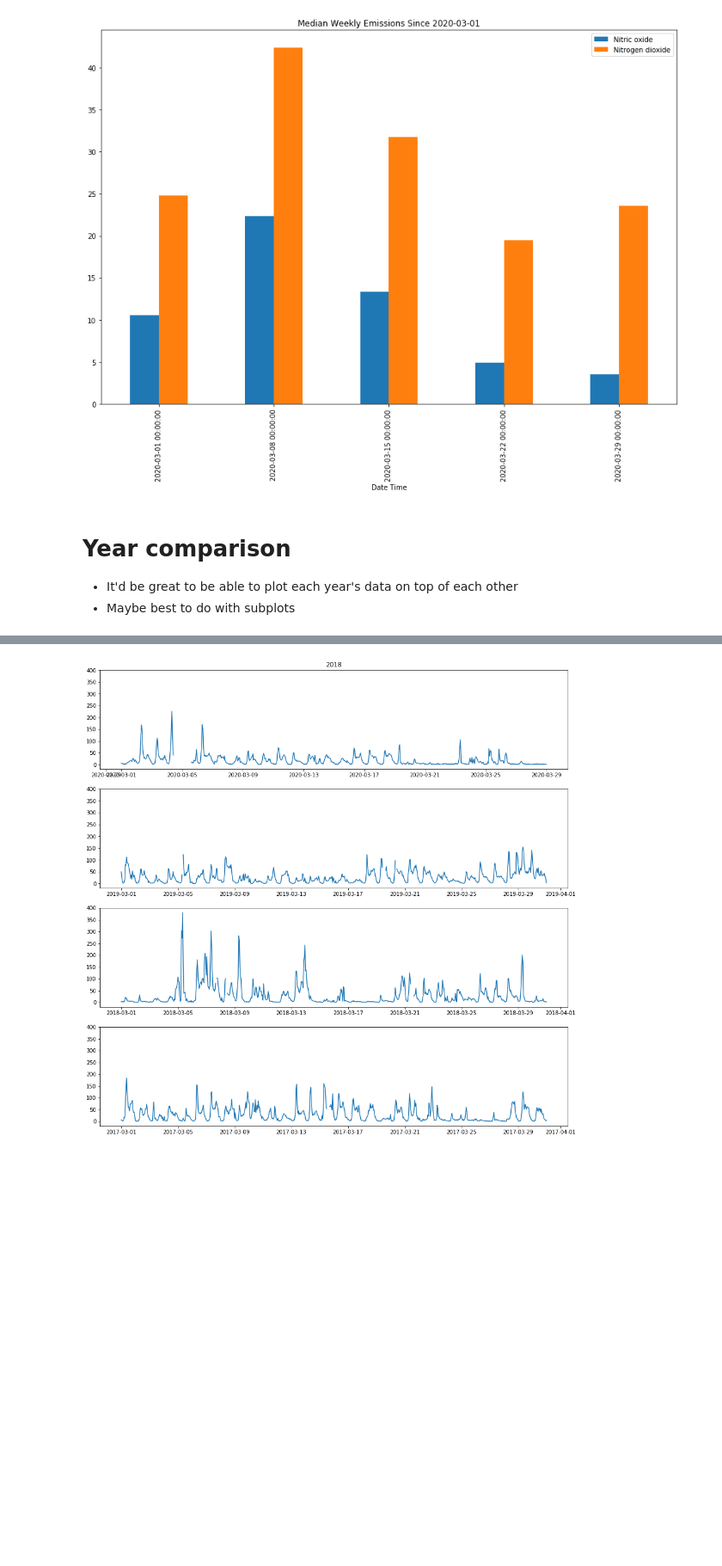
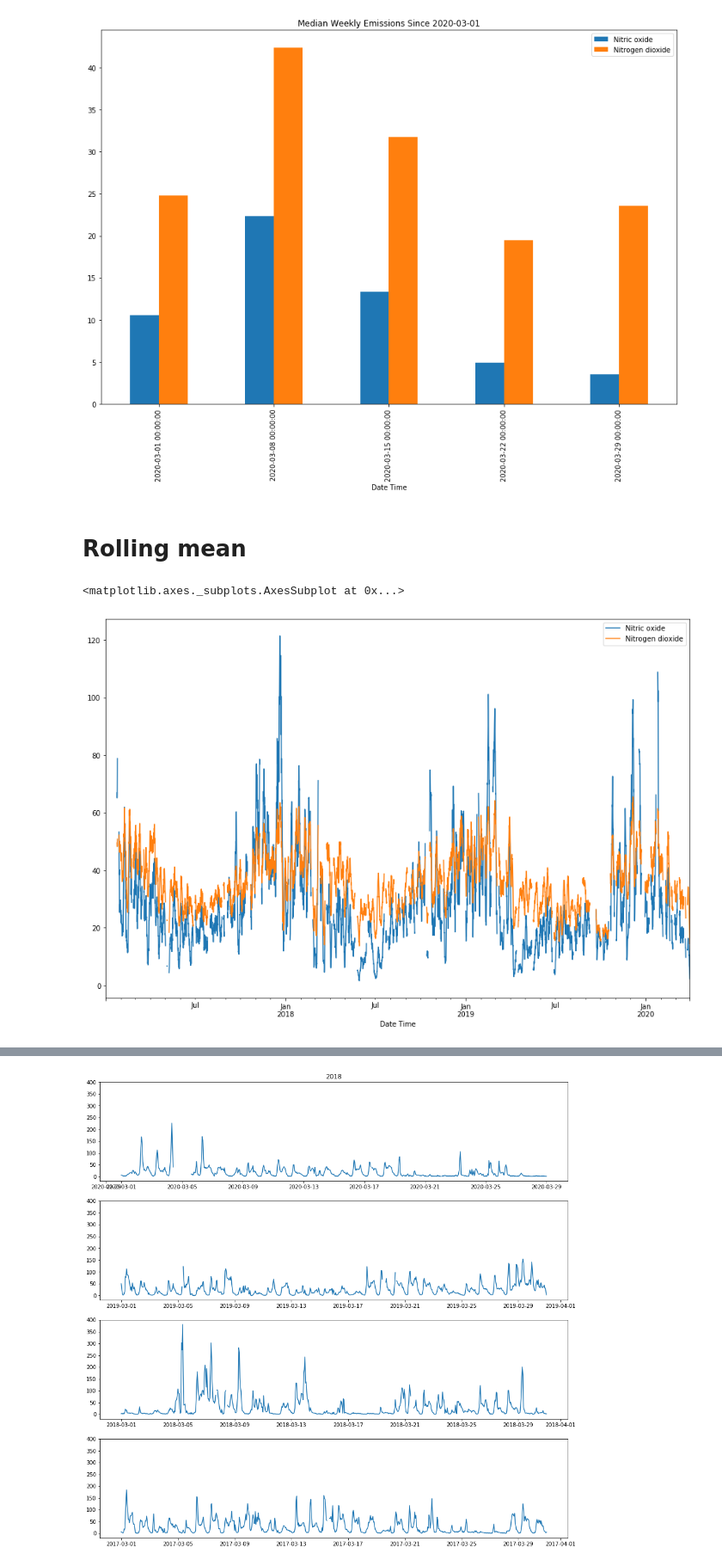
Before and after one commit to productivityboyz/Air-Pollution-Project, a Jupyter notebook: Derby Air Pollution.ipynb, the cells around one changed output, grey strips where cells are left out. Shown at 86% size. Cells and saved outputs as stored; diff of their text form; code cells hidden in the pictures; blank space fills up the shorter version.

```diff
--- a/Derby Air Pollution.ipynb
+++ b/Derby Air Pollution.ipynb
@@ -168,7 +148,10 @@ plot_date_range('2020-01-01','M','bar','median')
 plot_date_range('2020-03-01','W','bar','median')
 # %% [output]
 [figure]
-# %% [markdown]
-# Year comparison
-- It'd be great to be able to plot each year's data on top of each other
-- Maybe best to do with subplots
+# %% [markdown]
+# Rolling mean
+# %%
+df_all_index[['Nitric oxide','Nitrogen dioxide']].rolling(84).mean().plot(figsize=(15,10))
+# %% [output]
+<matplotlib.axes._subplots.AxesSubplot at 0x...>
+[figure, added]
```
Also changed, not shown: parts of 8 cells of this notebook, 1 other file.
